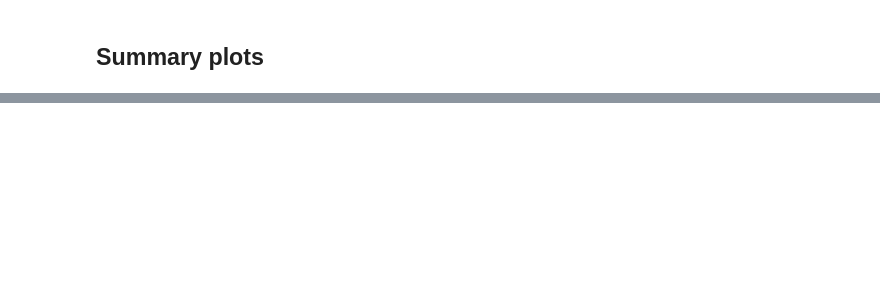
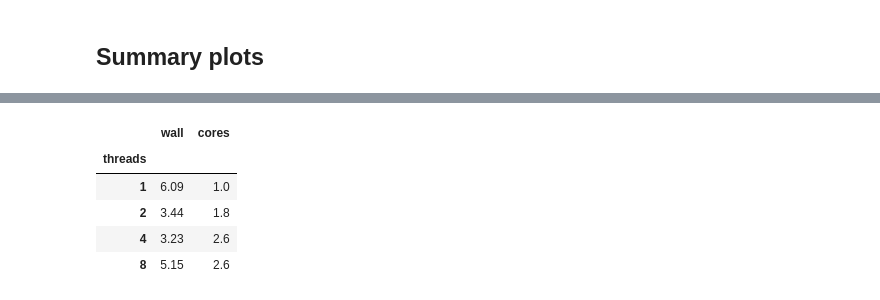
Before and after one commit to AlecThomson/convolve-rs, a Jupyter notebook: scripts/benchmark.ipynb, the cells around one changed output, grey strips where cells are left out. Drawn from its saved outputs; the diff is of its cells as text; code cells hidden in the pictures; blank space fills up the shorter version.

```diff
--- a/scripts/benchmark.ipynb
+++ b/scripts/benchmark.ipynb
@@ -203,0 +249,16 @@ wrote bench_out/scaling_size.png
+# %%
+thr_root = WORK / "threads"
+thr_infiles = gen_data(thr_root / "data", n=8, size=4096)
+thr = []
+for nt in [1, 2, 4, 8]:
+    m = run_timed(build_cmd("convolvers", thr_infiles, thr_root / f"nt{nt}"),
+                  env_extra={"RAYON_NUM_THREADS": str(nt)})
+    thr.append({"threads": nt, "wall": round(m["wall"], 2), "cores": round(m["cores"], 1)})
+pd.DataFrame(thr).set_index("threads")
+# %% [output]
+|  | wall | cores |
+| threads |  |  |
+| 1 | 6.09 | 1.0 |
+| 2 | 3.44 | 1.8 |
+| 4 | 3.23 | 2.6 |
+| 8 | 5.15 | 2.6 |
```
Also changed, not shown: parts of 14 cells of this notebook, 1 other file.
